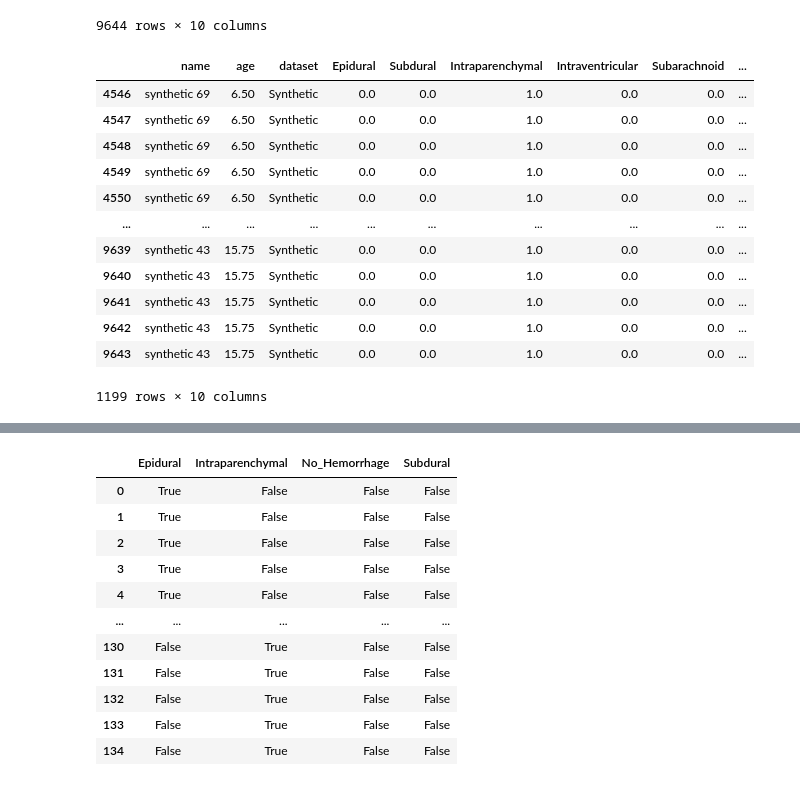
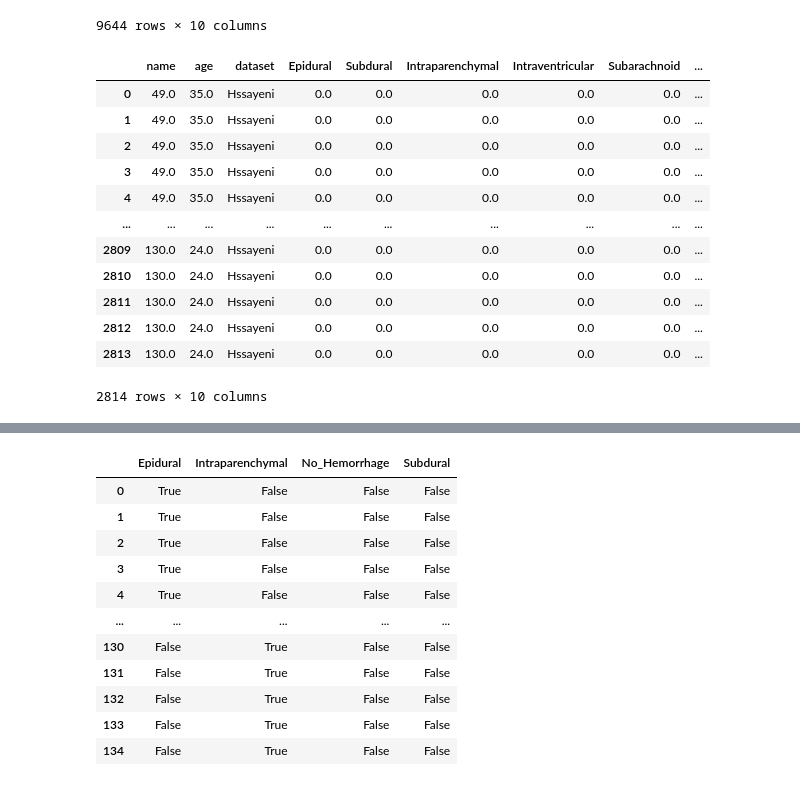
Before and after one commit to brandonjnelsonFDA/Pediatric-AI-Playground, a Jupyter notebook: 01_cadt_inference.ipynb, the cells around one changed output, grey strips where cells are left out. Saved outputs shown, nothing was run; the diff lists cells and outputs as text; code cells hidden in the pictures.

```diff
--- a/01_cadt_inference.ipynb
+++ b/01_cadt_inference.ipynb
@@ -27,22 +27,23 @@ patients
 | 9642 | synthetic 43 | 15.75 | Synthetic | 0.0 | 0.0 | 1.0 | 0.0 | 0.0 | ... |
 | 9643 | synthetic 43 | 15.75 | Synthetic | 0.0 | 0.0 | 1.0 | 0.0 | 0.0 | ... |
 9644 rows × 10 columns
-# %%
-patients[(patients['Intraparenchymal'] == 1) & (patients.dataset == 'Synthetic')]
-# %% [output]
-|  | name | age | dataset | Epidural | Subdural | Intraparenchymal | Intraventricular | Subarachnoid | ... |
-| 4546 | synthetic 69 | 6.50 | Synthetic | 0.0 | 0.0 | 1.0 | 0.0 | 0.0 | ... |
-| 4547 | synthetic 69 | 6.50 | Synthetic | 0.0 | 0.0 | 1.0 | 0.0 | 0.0 | ... |
-| 4548 | synthetic 69 | 6.50 | Synthetic | 0.0 | 0.0 | 1.0 | 0.0 | 0.0 | ... |
-| 4549 | synthetic 69 | 6.50 | Synthetic | 0.0 | 0.0 | 1.0 | 0.0 | 0.0 | ... |
-| 4550 | synthetic 69 | 6.50 | Synthetic | 0.0 | 0.0 | 1.0 | 0.0 | 0.0 | ... |
-| ... | ... | ... | ... | ... | ... | ... | ... | ... | ... |
-| 9639 | synthetic 43 | 15.75 | Synthetic | 0.0 | 0.0 | 1.0 | 0.0 | 0.0 | ... |
-| 9640 | synthetic 43 | 15.75 | Synthetic | 0.0 | 0.0 | 1.0 | 0.0 | 0.0 | ... |
-| 9641 | synthetic 43 | 15.75 | Synthetic | 0.0 | 0.0 | 1.0 | 0.0 | 0.0 | ... |
-| 9642 | synthetic 43 | 15.75 | Synthetic | 0.0 | 0.0 | 1.0 | 0.0 | 0.0 | ... |
-| 9643 | synthetic 43 | 15.75 | Synthetic | 0.0 | 0.0 | 1.0 | 0.0 | 0.0 | ... |
-1199 rows × 10 columns
+# %%
+from gradio_demo import patients
+patients[patients['dataset'].isin(['Hssayeni'])]
+# %% [output]
+|  | name | age | dataset | Epidural | Subdural | Intraparenchymal | Intraventricular | Subarachnoid | ... |
+| 0 | 49.0 | 35.0 | Hssayeni | 0.0 | 0.0 | 0.0 | 0.0 | 0.0 | ... |
+| 1 | 49.0 | 35.0 | Hssayeni | 0.0 | 0.0 | 0.0 | 0.0 | 0.0 | ... |
+| 2 | 49.0 | 35.0 | Hssayeni | 0.0 | 0.0 | 0.0 | 0.0 | 0.0 | ... |
+| 3 | 49.0 | 35.0 | Hssayeni | 0.0 | 0.0 | 0.0 | 0.0 | 0.0 | ... |
+| 4 | 49.0 | 35.0 | Hssayeni | 0.0 | 0.0 | 0.0 | 0.0 | 0.0 | ... |
+| ... | ... | ... | ... | ... | ... | ... | ... | ... | ... |
+| 2809 | 130.0 | 24.0 | Hssayeni | 0.0 | 0.0 | 0.0 | 0.0 | 0.0 | ... |
+| 2810 | 130.0 | 24.0 | Hssayeni | 0.0 | 0.0 | 0.0 | 0.0 | 0.0 | ... |
+| 2811 | 130.0 | 24.0 | Hssayeni | 0.0 | 0.0 | 0.0 | 0.0 | 0.0 | ... |
+| 2812 | 130.0 | 24.0 | Hssayeni | 0.0 | 0.0 | 0.0 | 0.0 | 0.0 | ... |
+| 2813 | 130.0 | 24.0 | Hssayeni | 0.0 | 0.0 | 0.0 | 0.0 | 0.0 | ... |
+2814 rows × 10 columns
 # %%
 from gradio_demo import load_synthetic_data
 
```
Also changed, not shown: 2 other files.
